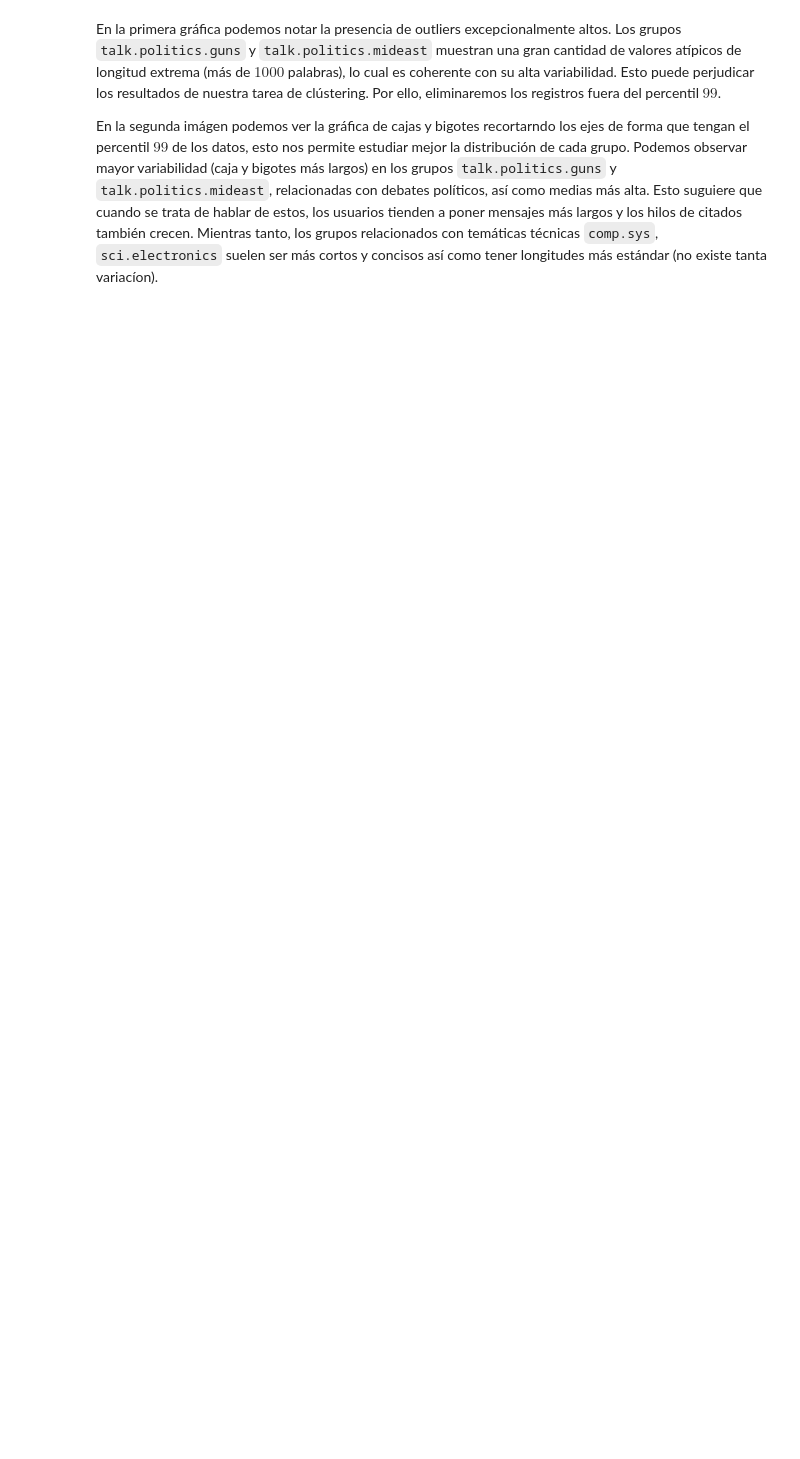
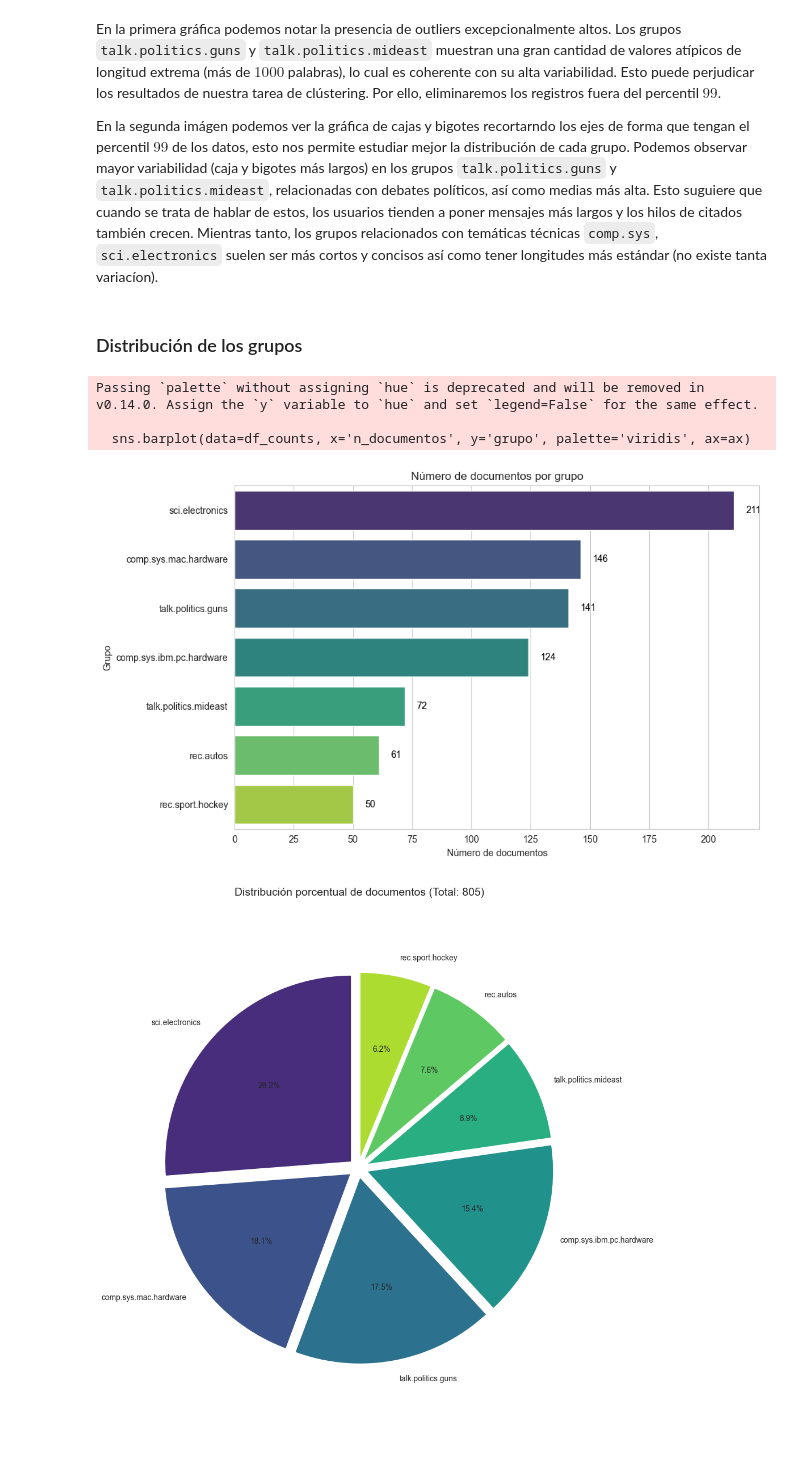
Before and after one commit to sabelaalicia/clustering-mt-practica2, a Jupyter notebook: notebooks/analisis_estadistico.ipynb, the cells around one changed output. Saved outputs shown, nothing was run; the diff lists cells and outputs as text; code cells hidden in the pictures; blank space fills up the shorter version.

Commit message:
subir imagenes

```diff
--- a/notebooks/analisis_estadistico.ipynb
+++ b/notebooks/analisis_estadistico.ipynb
@@ -155,3 +157,70 @@ Passing `palette` without assigning `hue` is deprecated and will be removed in v
 En la primera gráfica podemos notar la presencia de outliers excepcionalmente altos. Los grupos `talk.politics.guns` y `talk.politics.mideast` muestran una gran cantidad de valores atípicos de longitud extrema (más de $1000$ palabras), lo cual es coherente con su alta variabilidad. Esto puede perjudicar los resultados de nuestra tarea de clústering. Por ello, eliminaremos los registros fuera del percentil $99$.
 
  En la segunda imágen podemos ver la gráfica de cajas y bigotes recortarndo los ejes de forma que tengan el percentil $99$ de los datos, esto nos permite estudiar mejor la distribución de cada grupo. Podemos observar mayor variabilidad (caja y bigotes más largos) en los grupos `talk.politics.guns` y `talk.politics.mideast`, relacionadas con debates políticos, así como medias más alta. Esto suguiere que cuando se trata de hablar de estos, los usuarios tienden a poner mensajes más largos y los hilos de citados también crecen. Mientras tanto, los grupos relacionados con temáticas técnicas `comp.sys`, `sci.electronics` suelen  ser más cortos y concisos así como tener longitudes más estándar (no existe tanta variacíon).
+# %% [markdown]
+### Distribución de los grupos
+# %%
+import pandas as pd
+import seaborn as sns
+import matplotlib.pyplot as plt
+import os
+import numpy as np # Necesario para percentil en la otra función
+
+root_path = '../data/raw'
+counts = []
+
+for group_name in sorted(os.listdir(root_path)):
+    group_path = os.path.join(root_path, group_name)
+    if os.path.isdir(group_path):
+        n = sum(1 for f in os.listdir(group_path) if os.path.isfile(os.path.join(group_path, f)))
+        counts.append({'grupo': group_name, 'n_documentos': n})
+df_counts = pd.DataFrame(counts).sort_values('n_documentos', ascending=False).reset_index(drop=True)
+
+sns.set_style('whitegrid')
+fig, ax = plt.subplots(figsize=(10, max(6, 0.4 * len(df_counts))))
+sns.barplot(data=df_counts, x='n_documentos', y='grupo', palette='viridis', ax=ax)
+
+for container in ax.containers:
+    for bar in container.get_children():
+        x_val = bar.get_width()
+        y_val = bar.get_y() + bar.get_height() / 2
+        label = f"{int(x_val):,}"
+        ax.text(x_val + 5, y_val, label,
+                color='black', ha='left', va='center', fontsize=10)
+
+
+plt.xlabel('Número de documentos')
+plt.ylabel('Grupo')
+plt.title('Número de documentos por grupo')
+plt.tight_layout()
+plt.savefig(f"../docs/images/barras.png")
+plt.show()
+
+# GRÁFICO DE TARTA
+
+total_docs = df_counts['n_documentos'].sum()
+df_counts['porcentaje'] = (df_counts['n_documentos'] / total_docs) * 100
+
+plt.figure(figsize=(10, 10))
+colores = sns.color_palette('viridis', len(df_counts))
+
+plt.pie(
+    df_counts['n_documentos'],
+    labels=df_counts['grupo'],
+    autopct='%1.1f%%',
+    startangle=90,
+    colors=colores,
+    explode=[0.05] * len(df_counts)
+)
+
+plt.title(f'Distribución porcentual de documentos (Total: {total_docs})', fontsize=14)
+plt.axis('equal')
+plt.tight_layout()
+plt.savefig(f"../docs/images/pie_chart_groups.png")
+plt.show()
+# %% [output]
+Passing `palette` without assigning `hue` is deprecated and will be removed in v0.14.0. Assign the `y` variable to `hue` and set `legend=False` for the same effect.
+
+  sns.barplot(data=df_counts, x='n_documentos', y='grupo', palette='viridis', ax=ax)
+[figure, added]
+[figure, added]
```
Also changed, not shown: parts of 3 cells of this notebook, 4 other files.
